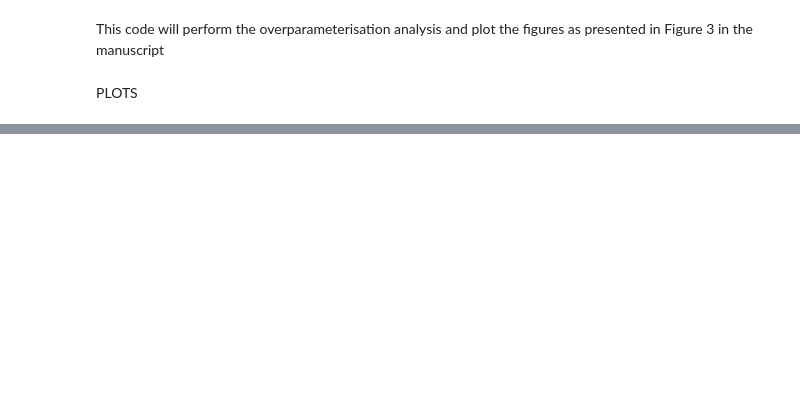
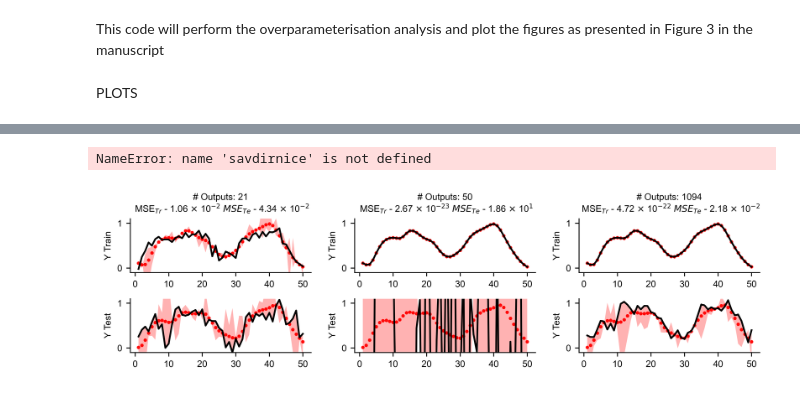
Before and after one commit to StenningK/NeuroOverParam, a Jupyter notebook: Overparameterisation.ipynb, the cells around one changed output, grey strips where cells are left out. Cells and saved outputs as stored; diff of their text form; code cells hidden in the pictures; blank space fills up the shorter version.

```diff
--- a/Overparameterisation.ipynb
+++ b/Overparameterisation.ipynb
@@ -549,0 +559,18 @@ File has less data than required -  6.I-MS_320-250_R-MS_.npy
+# %%
+savdir = r'C:\Users\kilia\OneDrive - Imperial College London\Documents\KilianStenning\Feb_23\Postdoc\UCL_DPF\Deep_RC\DeepRC\After_reviews\HPC\OP_MG\R\Series\S45\Results_savepred'
+task=3
+future = 2*task +1
+seeds=10
+alpha=0
+iterations=500
+trainsize=50
+TrMSE =    np.load(os.path.join(savdir, 'MSETr_alpha_{}_task_{}_ntrials_{}_iter_{}_train_{}_test_50_crossval_5.npy'
+                                                                 .format(alpha,task,seeds,iterations,trainsize)))
+TeMSE =    np.load(os.path.join(savdir,'MSETe_alpha_{}_task_{}_ntrials_{}_iter_{}_train_{}_test_50_crossval_5.npy'
+                         .format(alpha,task,seeds,iterations,trainsize)))
+x =    np.load(os.path.join(savdir,'Channels_alpha_{}_task_{}_ntrials_{}_iter_{}_train_{}_test_50_crossval_5.npy'
+                         .format(alpha,task,seeds,iterations,trainsize)))
+ZTe =    np.load(os.path.join(savdir, 'ZTe_alpha_{}_task_{}_ntrials_{}_iter_{}_train_{}_test_50_crossval_5.npy'
+                                                                 .format(alpha,task,seeds,iterations,trainsize)))
+ZTr =    np.load(os.path.join(savdir,'ZTr_alpha_{}_task_{}_ntrials_{}_iter_{}_train_{}_test_50_crossval_5.npy'
+                         .format(alpha,task,seeds,iterations,trainsize)))
@@ -549,0 +595,59 @@ File has less data than required -  6.I-MS_320-250_R-MS_.npy
+# %%
+cm=1/2.54
+print(ZTe.shape)
+print(ZTe[0,0].shape)
+plt.rcParams["font.family"] = "Arial"
+plt.rcParams["font.size"]=8
+plt.rcParams['figure.dpi'] = 600
+inters = [10,23,499]
+def sci_notation(number, sig_fig=2):
+    ret_string = "{0:.{1:d}e}".format(number, sig_fig)
+    a, b = ret_string.split("e")
+    # remove leading "+" and strip leading zeros
+    b = int(b)*1
+    return a + r" $\times$ 10$^{"+str(b)+"}$"
+for go in [8]:
+    print(go)
+    testsize=50
+    cross_val=5
+    target = np.load('mackey_glass_t17.npy')
+    MG = []
+    for i in range(500):
+        MG.append(target[2*i])
+    MG = (MG-np.min(MG))/(np.max(MG)-np.min(MG))
+    fig,ax=plt.subplots(2,3,figsize = (21*cm,6*cm))
+    for i in range(len(inters)):
+        for n_Cros in np.arange(1):
+            inter=inters[i]
+
+
+            train_starts = np.roll(np.linspace(0,250-trainsize-testsize,cross_val),-n_Cros)
+            train_start,test_start = int(train_starts[0]),int(train_starts[0]+trainsize)
+            #print(train_start,test_start)
+            x2=np.linspace(1,trainsize,trainsize)
+
+            MSEtrain = np.mean((ZTr[go,inter,n_Cros,:].flatten()-MG[future+train_start:future+train_start+trainsize])**2)
+            MSEtest = np.mean((ZTe[go,inter,n_Cros,:].flatten()-MG[future+test_start:future+test_start+testsize])**2)
+            ax[0][i].plot(x2,ZTr[0,inter,n_Cros,:].flatten(),c='k')
+            ax[0][i].scatter(x2,MG[future+train_start:future+train_start+trainsize],c='r',s=4,alpha=0.9)
+            ax[0][i].set_title('# Outputs: '+str(int(x[go,inter,0]))+'\n'+r' MSE$_{Tr}$'+' - {} '.format(sci_notation(MSEtrain))+r'$MSE_{Te}$'+' - {}'.format(sci_notation(MSEtest)),size=8)
+            ax[1][i].plot(x2,ZTe[go,inter,n_Cros,:].flatten(),c='k')
+            ax[1][i].scatter(x2,MG[future+test_start:future+test_start+testsize],c='r',s=4,alpha=0.9)
+            ax[0][i].fill_between(x2,ZTr[go,inter,n_Cros,:].flatten(),MG[future+train_start:future+train_start+trainsize]-(ZTr[go,inter,n_Cros,:].flatten()-MG[future+train_start:future+train_start+trainsize])*2,facecolor='r',alpha=0.3)
+            ax[1][i].fill_between(x2,ZTe[go,inter,n_Cros,:].flatten(),MG[future+test_start:future+test_start+testsize]-(ZTe[go,inter,n_Cros,:].flatten()-MG[future+test_start:future+test_start+testsize])*2,facecolor='r',alpha=0.3)
+            ax[0][i].set_ylim(-0.1,1.1)
+            ax[1][i].set_ylim(-0.1,1.1)
+            ax[0][i].set_ylabel('Y Train')
+            ax[1][i].set_ylabel('Y Test')
+
+            ax[0][i].spines['top'].set_visible(False)
+            ax[0][i].spines['right'].set_visible(False)
+            ax[0][i].spines['bottom'].set_visible(True)
+            ax[0][i].spines['left'].set_visible(True)
+            ax[1][i].spines['top'].set_visible(False)
+            ax[1][i].spines['right'].set_visible(False)
+            ax[1][i].spines['bottom'].set_visible(True)
+            ax[1][i].spines['left'].set_visible(True)
+    plt.tight_layout()
+    #plt.show()
+# %% [output]
@@ -549,0 +657,2 @@ File has less data than required -  6.I-MS_320-250_R-MS_.npy
+NameError: name 'savdirnice' is not defined
+[figure, added]
```
Also changed, not shown: parts of 4 cells of this notebook.
